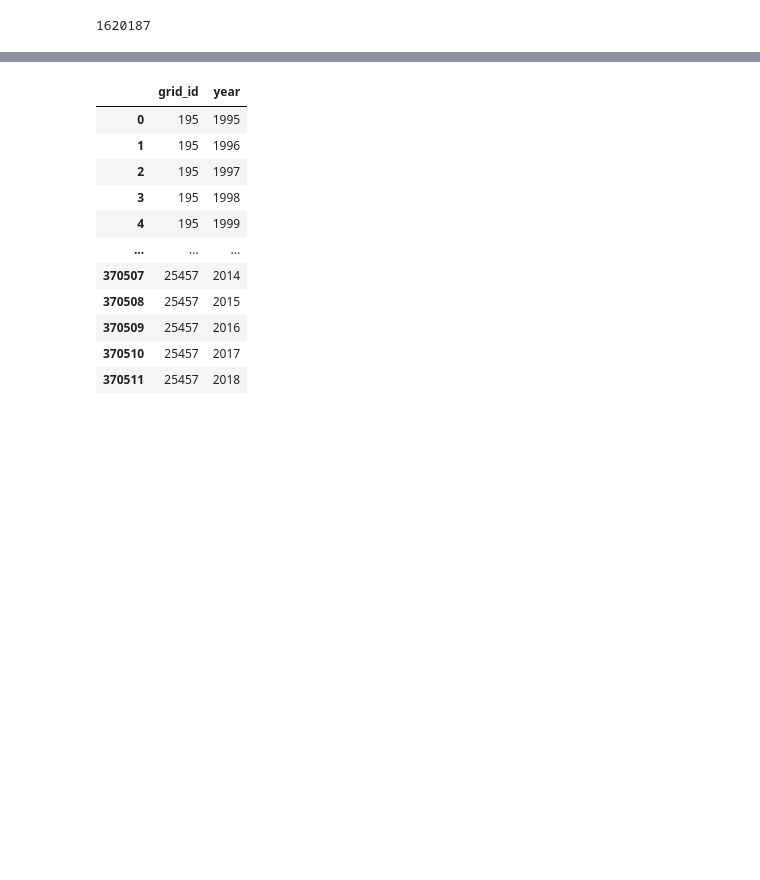
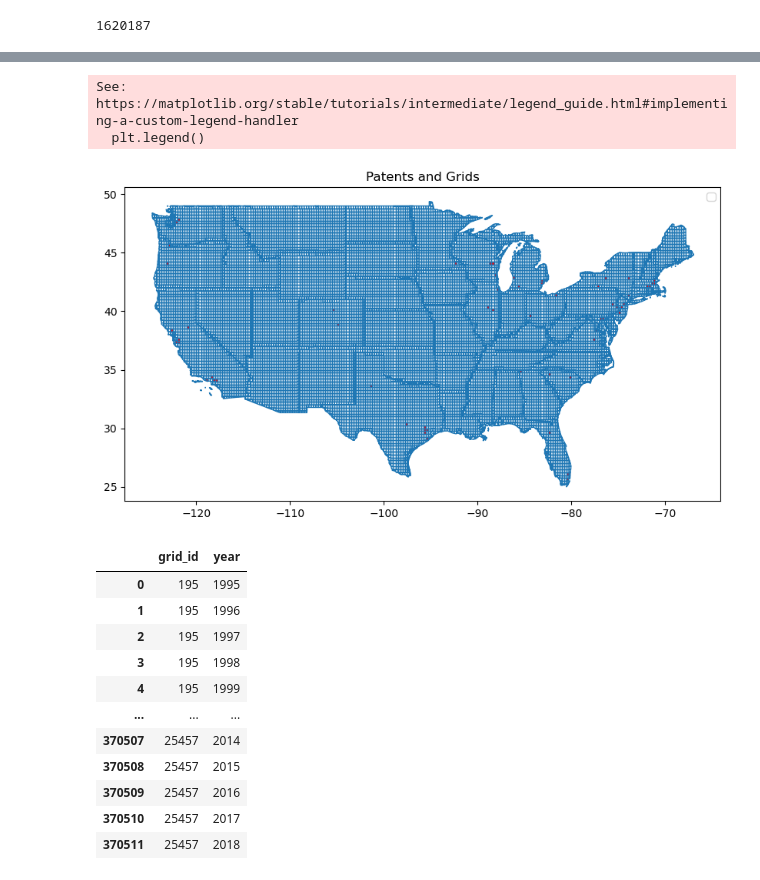
Before and after one commit to koacow/glob-s-RA, a Jupyter notebook: patents/grid_panel/us_disaster_exposure_grid.ipynb, the cells around one changed output, grey strips where cells are left out. Drawn from its saved outputs; the diff is of its cells as text; code cells hidden in the pictures; blank space fills up the shorter version.

```diff
--- a/patents/grid_panel/us_disaster_exposure_grid.ipynb
+++ b/patents/grid_panel/us_disaster_exposure_grid.ipynb
@@ -328,3 +367,17 @@ grid_inventors_panel
+# %%
+# Plot the patents and grids on a map to visually verify that they are in the correct grids
+import matplotlib.pyplot as plt
+
+fig, ax = plt.subplots(figsize=(10, 10))
+grid.boundary.plot(ax=ax, linewidth=1)
+inventors_grid[inventors_grid[['latitude', 'longitude']].notnull().all(axis=1)].sample(n=100).plot(ax=ax, color='red', markersize=5, label='Patents')
+plt.title("Patents and Grids")
+plt.legend()
+plt.show()
+# %% [output]
+See: https://matplotlib.org/stable/tutorials/intermediate/legend_guide.html#implementing-a-custom-legend-handler
+  plt.legend()
+[figure, added]
 # %%
 # 5.1 Create Cartesian index of all grid_id and study years
 years = list(range(1995, 2019)) # 1995 to 2018 inclusive
```
Also changed, not shown: parts of 7 cells of this notebook, 5 other files.
